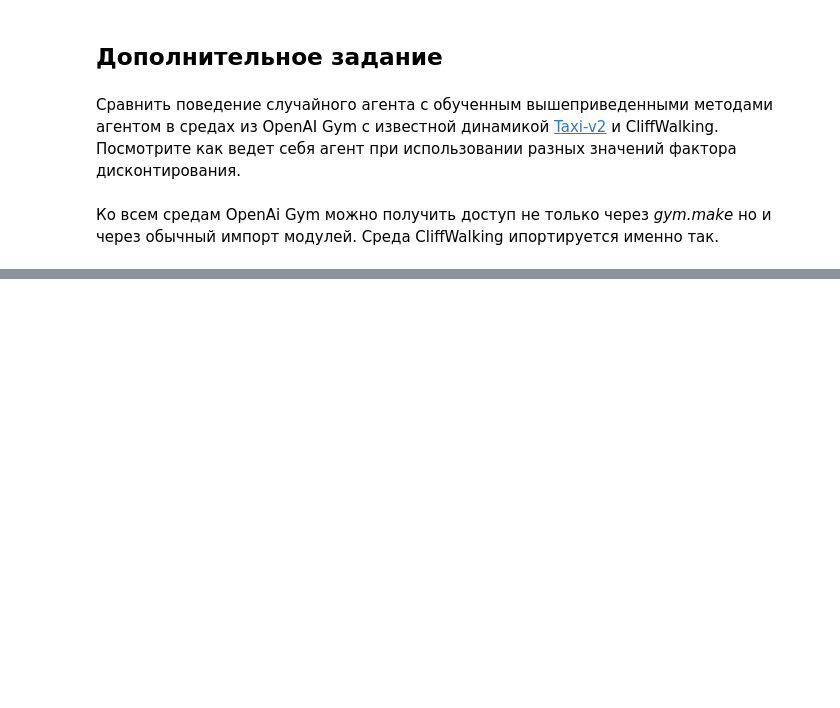
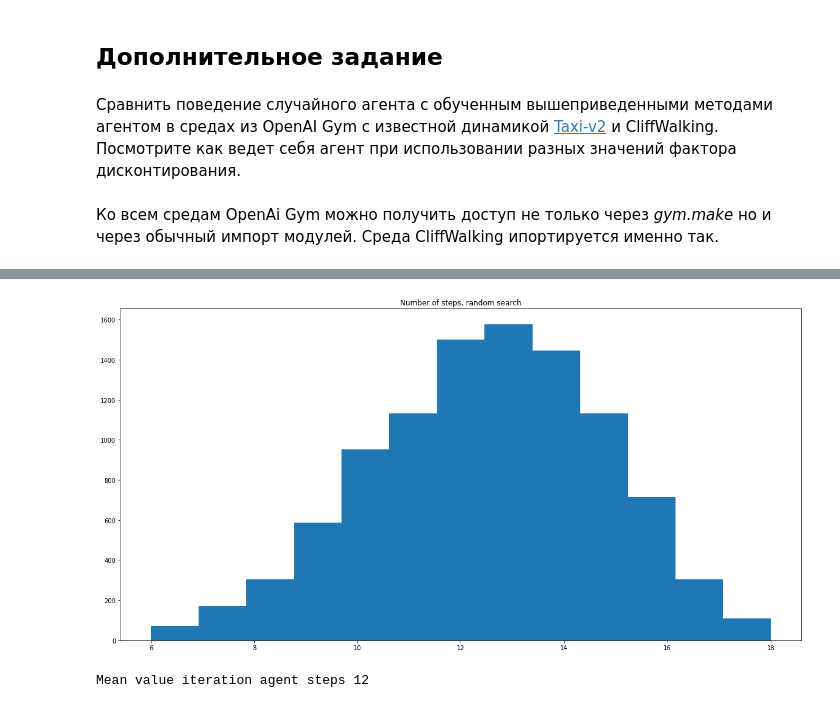
Before and after one commit to padap/HSE_RL, a Jupyter notebook: Homework_1-Adamenko.ipynb, the cells around one changed output, grey strips where cells are left out. Cells and saved outputs as stored; diff of their text form; code cells hidden in the pictures; blank space fills up the shorter version.

```diff
--- a/Homework_1-Adamenko.ipynb
+++ b/Homework_1-Adamenko.ipynb
@@ -591,0 +720,3 @@ env = toy_text.Taxi-v2()
+# %%
+val_iter_policy = value_iteration(env,discount_factor=0.99)
+val_iter_policy[0]
@@ -591,0 +751,11 @@ env = toy_text.Taxi-v2()
+# %%
+val_count = count(val_iter_policy[0])
+val_counts = [count(val_iter_policy[0]) for i in tqdm(range(10000))]
+plt.figure(figsize = (20, 10))
+plt.hist(val_counts, bins = len(set(val_counts)))
+plt.title("Number of steps, random search")
+plt.show()
+print("Mean value iteration agent steps %d" %int(np.mean(val_counts)))
+# %% [output]
+[figure, added]
+Mean value iteration agent steps 12
```
Also changed, not shown: parts of 53 cells of this notebook, 1 other file.
